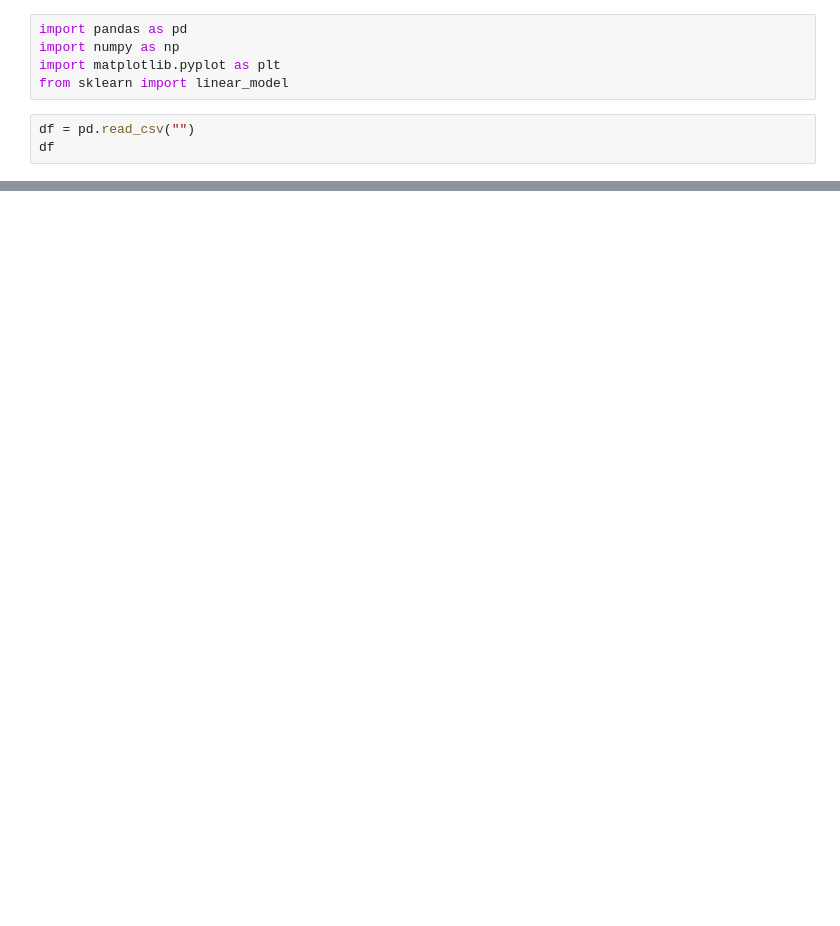
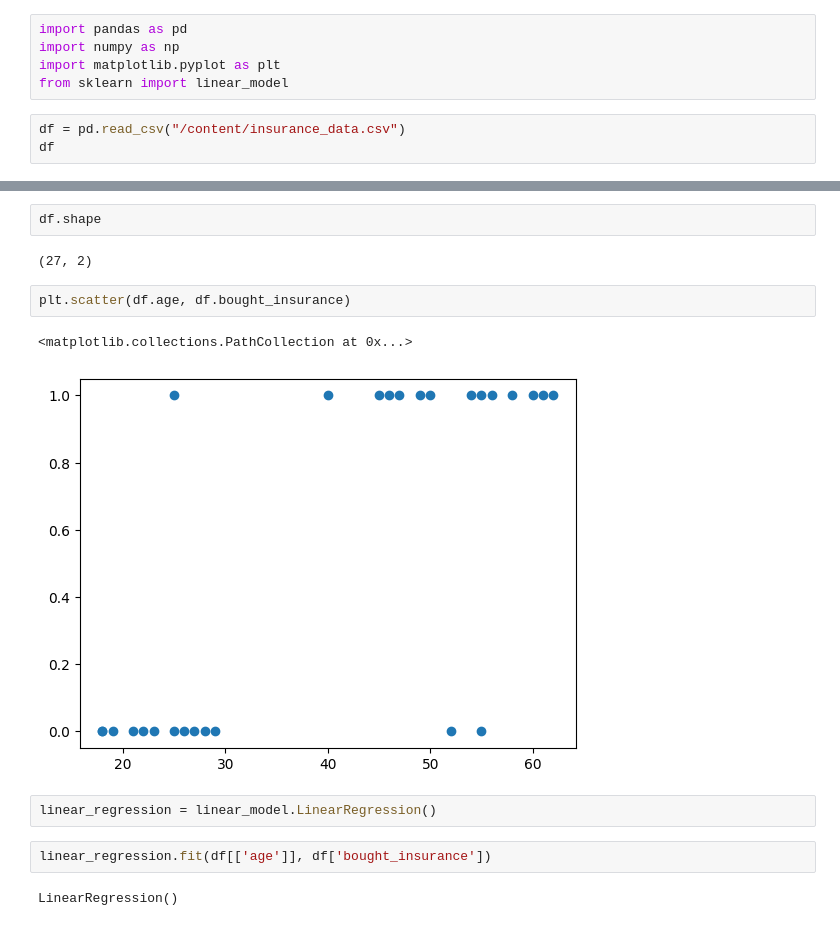
Before and after one commit to Shambsri21/MLcohort, a Jupyter notebook: ML.ipynb, the cells around one changed output, grey strips where cells are left out. Saved outputs shown, nothing was run; the diff lists cells and outputs as text; blank space fills up the shorter version.

```diff
--- a/ML.ipynb
+++ b/ML.ipynb
@@ -6,6 +6,6 @@ import numpy as np
 import matplotlib.pyplot as plt
 from sklearn import linear_model
 # %%
-df = pd.read_csv("")
+df = pd.read_csv("/content/insurance_data.csv")
 df
 # %% [output]
@@ -12,0 +29,15 @@ FileNotFoundError: [Errno 2] No such file or directory: '/Users/nysataneja/Downl
+# %%
+df.shape
+# %% [output]
+(27, 2)
+# %%
+plt.scatter(df.age, df.bought_insurance)
+# %% [output]
+<matplotlib.collections.PathCollection at 0x...>
+[figure, added]
+# %%
+linear_regression = linear_model.LinearRegression()
+# %%
+linear_regression.fit(df[['age']], df['bought_insurance'])
+# %% [output]
+LinearRegression()
```
Also changed, not shown: parts of 1 cell of this notebook.
